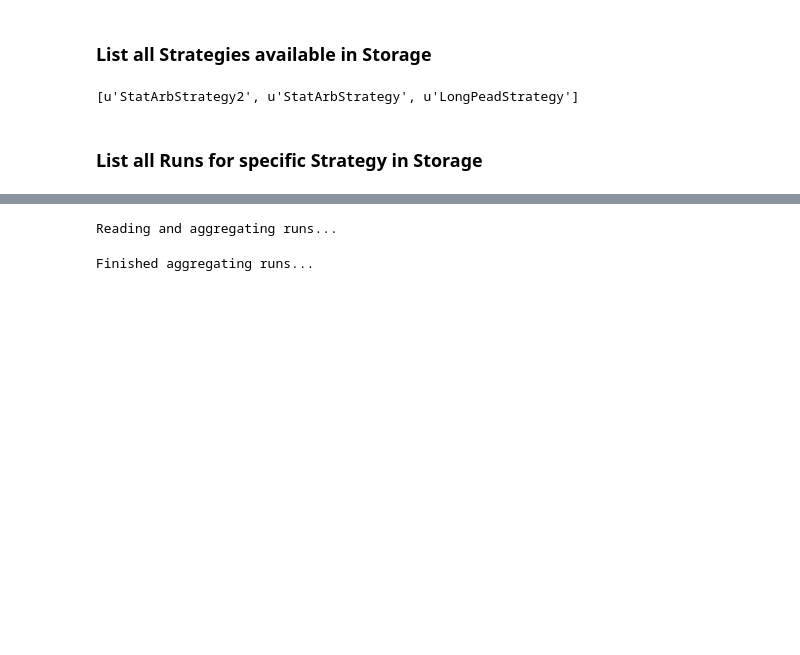
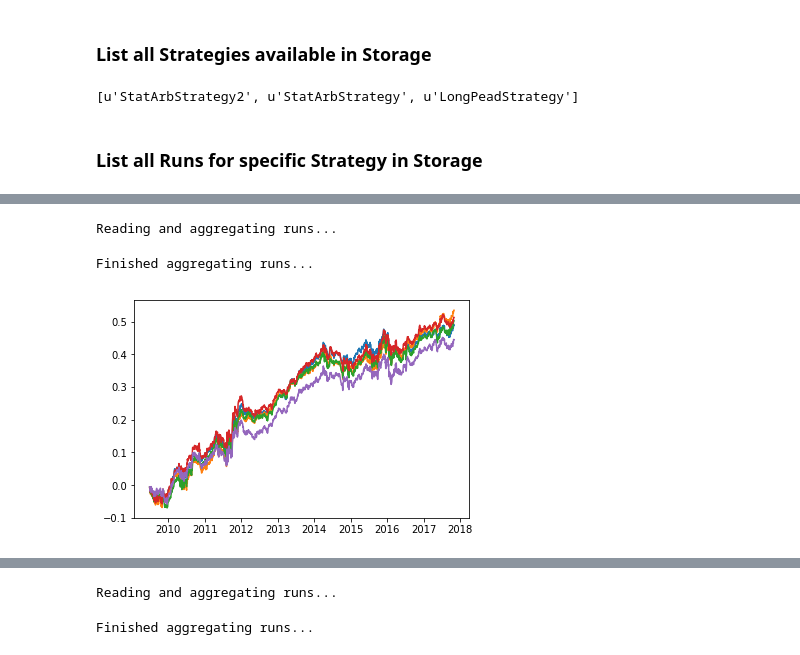
Before and after one commit to ryanoley/ram, a Jupyter notebook: examples/Example_Cloud_Analysis.ipynb, the cells around one changed output, grey strips where cells are left out. Cells and saved outputs as stored; diff of their text form; code cells hidden in the pictures; blank space fills up the shorter version.

```diff
--- a/examples/Example_Cloud_Analysis.ipynb
+++ b/examples/Example_Cloud_Analysis.ipynb
@@ -34,0 +38,15 @@ RunManagerGCP.get_run_names('StatArbStrategy2')
+# %%
+run1 = RunManagerGCP('StatArbStrategy2', 'run_0012', test_periods=0)
+# %%
+comb1 = CombinationSearch(write_flag=True)
+comb1.add_run(run1)
+comb1.start(10, 'mean')
+# %% [output]
+Reading and aggregating runs...
+Finished aggregating runs...
+# %%
+plt.figure()
+plt.plot(comb1.best_results_rets.dropna().cumsum())
+plt.show()
+# %% [output]
+[figure, added]
```
Also changed, not shown: parts of 39 cells of this notebook, 2 other files.
